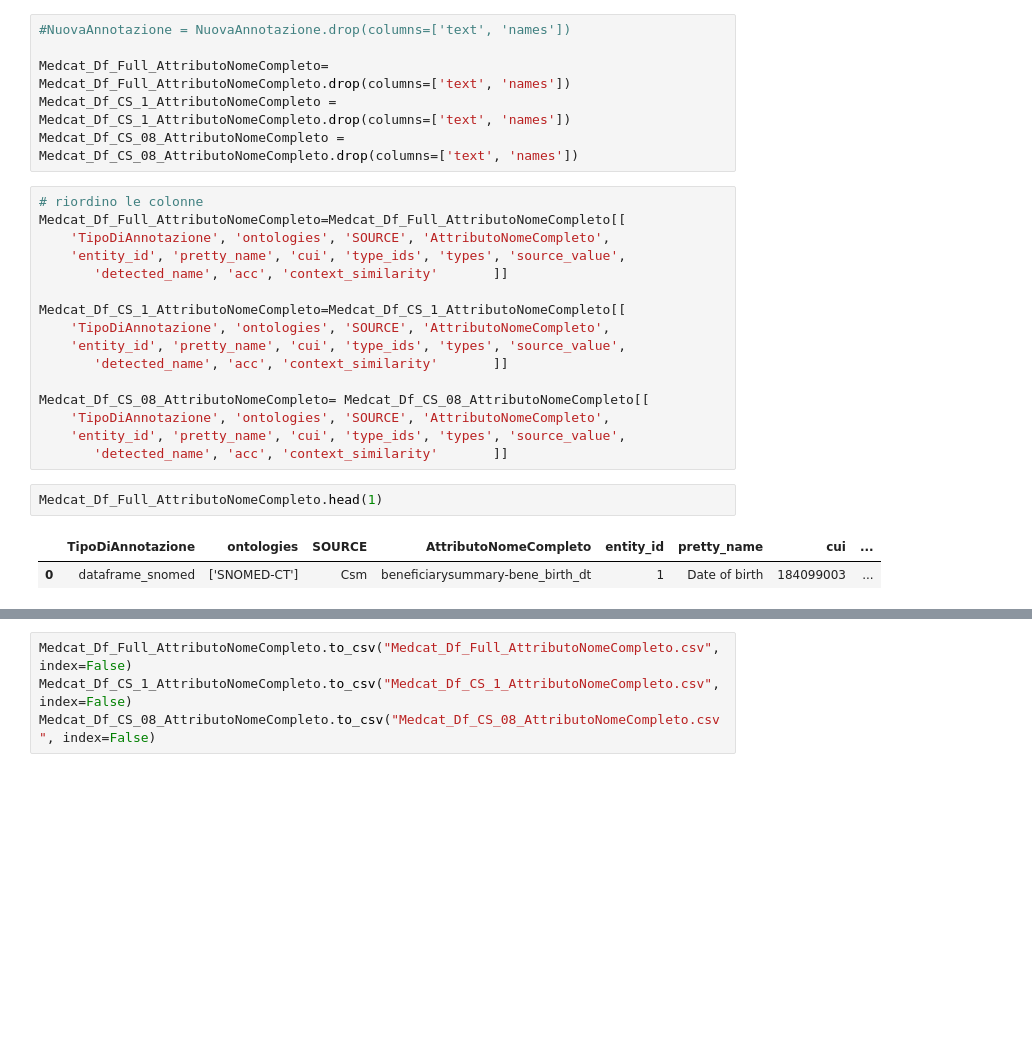
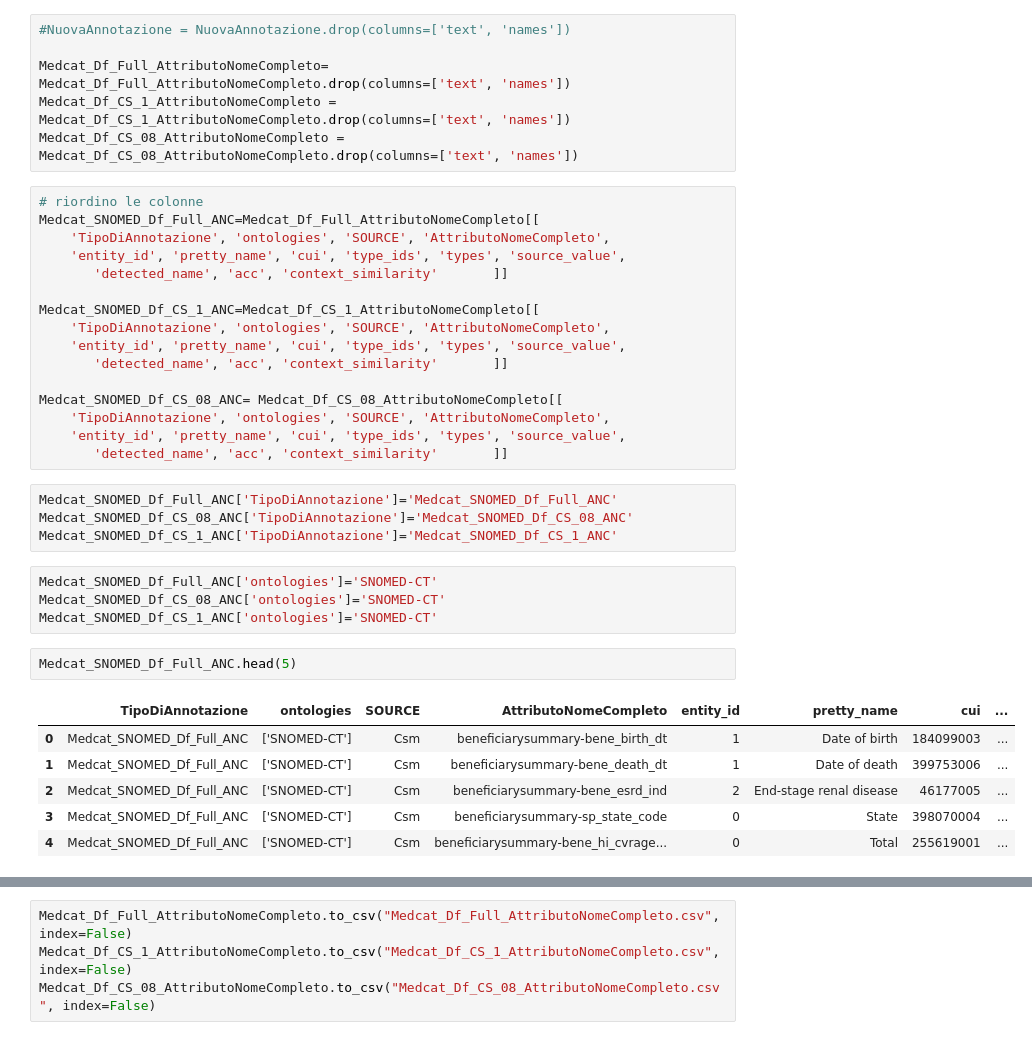
Before and after one commit to GConte47/tirocinio, a Jupyter notebook: df omap/OMAP_SMAT_Mapping_table.ipynb, the cells around one changed output, grey strips where cells are left out. Drawn from its saved outputs; the diff is of its cells as text; blank space fills up the shorter version.

Commit message:
insert new file and update OMAP_SMAT_Mapping_table.ipynb

```diff
--- a/df omap/OMAP_SMAT_Mapping_table.ipynb
+++ b/df omap/OMAP_SMAT_Mapping_table.ipynb
@@ -1762,22 +1816,34 @@ Medcat_Df_CS_1_AttributoNomeCompleto = Medcat_Df_CS_1_AttributoNomeCompleto.drop
 Medcat_Df_CS_08_AttributoNomeCompleto = Medcat_Df_CS_08_AttributoNomeCompleto.drop(columns=['text', 'names'])
 # %%
 # riordino le colonne
-Medcat_Df_Full_AttributoNomeCompleto=Medcat_Df_Full_AttributoNomeCompleto[[
+Medcat_SNOMED_Df_Full_ANC=Medcat_Df_Full_AttributoNomeCompleto[[
     'TipoDiAnnotazione', 'ontologies', 'SOURCE', 'AttributoNomeCompleto',
     'entity_id', 'pretty_name', 'cui', 'type_ids', 'types', 'source_value',
        'detected_name', 'acc', 'context_similarity'       ]]
 
-Medcat_Df_CS_1_AttributoNomeCompleto=Medcat_Df_CS_1_AttributoNomeCompleto[[
+Medcat_SNOMED_Df_CS_1_ANC=Medcat_Df_CS_1_AttributoNomeCompleto[[
     'TipoDiAnnotazione', 'ontologies', 'SOURCE', 'AttributoNomeCompleto',
     'entity_id', 'pretty_name', 'cui', 'type_ids', 'types', 'source_value',
        'detected_name', 'acc', 'context_similarity'       ]]
 
-Medcat_Df_CS_08_AttributoNomeCompleto= Medcat_Df_CS_08_AttributoNomeCompleto[[
+Medcat_SNOMED_Df_CS_08_ANC= Medcat_Df_CS_08_AttributoNomeCompleto[[
     'TipoDiAnnotazione', 'ontologies', 'SOURCE', 'AttributoNomeCompleto',
     'entity_id', 'pretty_name', 'cui', 'type_ids', 'types', 'source_value',
        'detected_name', 'acc', 'context_similarity'       ]]
+# %%
+Medcat_SNOMED_Df_Full_ANC['TipoDiAnnotazione']='Medcat_SNOMED_Df_Full_ANC'
+Medcat_SNOMED_Df_CS_08_ANC['TipoDiAnnotazione']='Medcat_SNOMED_Df_CS_08_ANC'
+Medcat_SNOMED_Df_CS_1_ANC['TipoDiAnnotazione']='Medcat_SNOMED_Df_CS_1_ANC'
+# %%
+Medcat_SNOMED_Df_Full_ANC['ontologies']='SNOMED-CT'
+Medcat_SNOMED_Df_CS_08_ANC['ontologies']='SNOMED-CT'
+Medcat_SNOMED_Df_CS_1_ANC['ontologies']='SNOMED-CT'
 # %%
-Medcat_Df_Full_AttributoNomeCompleto.head(1)
+Medcat_SNOMED_Df_Full_ANC.head(5)
 # %% [output]
 |  | TipoDiAnnotazione | ontologies | SOURCE | AttributoNomeCompleto | entity_id | pretty_name | cui | ... |
-| 0 | dataframe_snomed | ['SNOMED-CT'] | Csm | beneficiarysummary-bene_birth_dt | 1 | Date of birth | 184099003 | ... |
+| 0 | Medcat_SNOMED_Df_Full_ANC | ['SNOMED-CT'] | Csm | beneficiarysummary-bene_birth_dt | 1 | Date of birth | 184099003 | ... |
+| 1 | Medcat_SNOMED_Df_Full_ANC | ['SNOMED-CT'] | Csm | beneficiarysummary-bene_death_dt | 1 | Date of death | 399753006 | ... |
+| 2 | Medcat_SNOMED_Df_Full_ANC | ['SNOMED-CT'] | Csm | beneficiarysummary-bene_esrd_ind | 2 | End-stage renal disease | 46177005 | ... |
+| 3 | Medcat_SNOMED_Df_Full_ANC | ['SNOMED-CT'] | Csm | beneficiarysummary-sp_state_code | 0 | State | 398070004 | ... |
+| 4 | Medcat_SNOMED_Df_Full_ANC | ['SNOMED-CT'] | Csm | beneficiarysummary-bene_hi_cvrage... | 0 | Total | 255619001 | ... |
```
Also changed, not shown: parts of 15 cells of this notebook.
